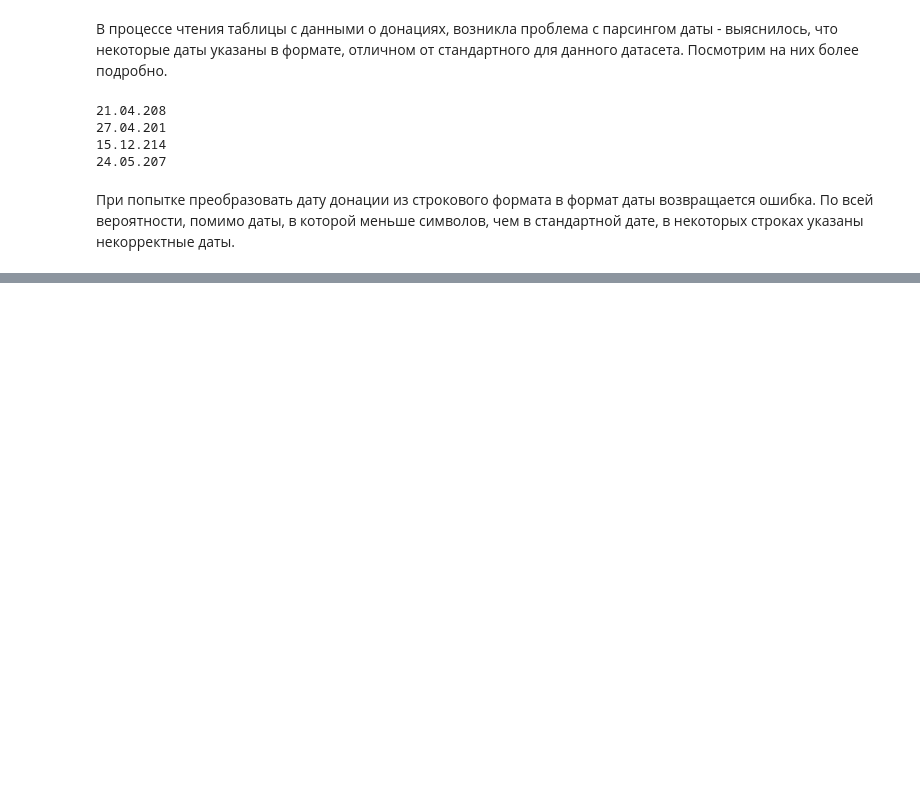
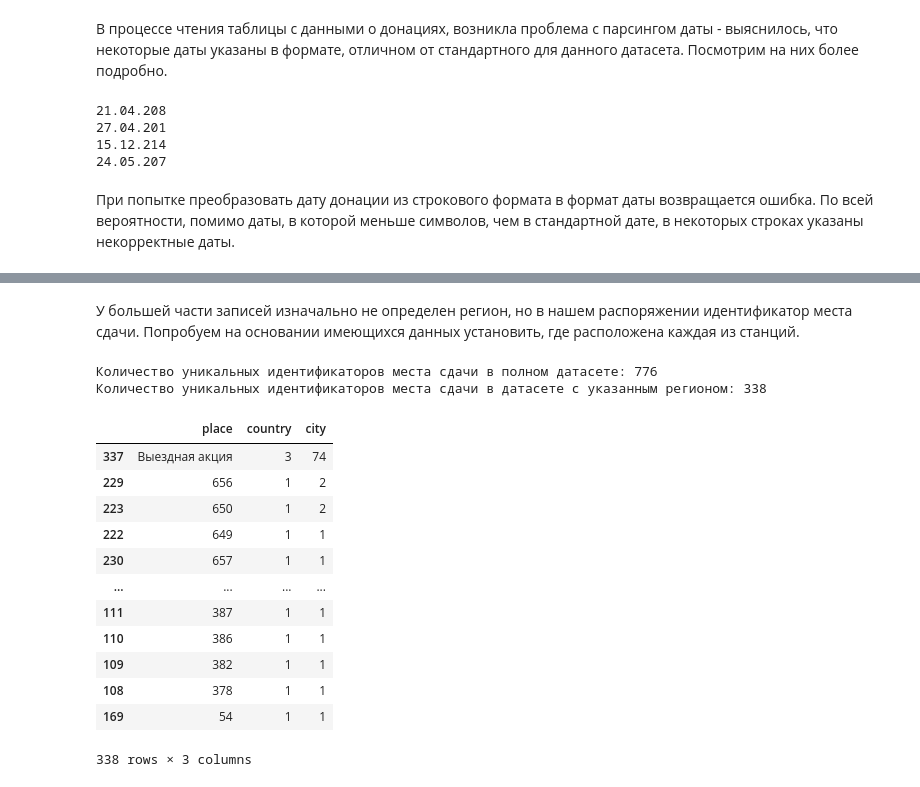
Before and after one commit to kruspe2009/da-ds_pet_projects, a Jupyter notebook: DonorSearch/DonorSearch.ipynb, the cells around one changed output, grey strips where cells are left out. Saved outputs shown, nothing was run; the diff lists cells and outputs as text; code cells hidden in the pictures; blank space fills up the shorter version.

```diff
--- a/DonorSearch/DonorSearch.ipynb
+++ b/DonorSearch/DonorSearch.ipynb
@@ -111,0 +207,27 @@ print('Максимальная дата добавления донации:',
+# %% [markdown]
+У большей части записей изначально не определен регион, но в нашем распоряжении идентификатор места сдачи. Попробуем на основании имеющихся данных установить, где расположена каждая из станций.
+# %%
+print('Количество уникальных идентификаторов места сдачи в полном датасете:', len(donations_anon['Место стадчи'].unique()))
+print('Количество уникальных идентификаторов места сдачи в датасете с указанным регионом:', len(donations_anon[donations_anon['Регион'] != 'Не указано']['Место стадчи'].unique()))
+# %% [output]
+Количество уникальных идентификаторов места сдачи в полном датасете: 776
+Количество уникальных идентификаторов места сдачи в датасете с указанным регионом: 338
+# %%
+#заранее убедимся, что для каждого идентификатора доступен только один вариант страны/города
+places_topo = donations_anon[donations_anon['Регион'] != 'Не указано'].groupby('Место стадчи', as_index=False).agg({'country': 'nunique', 'city': 'nunique'}).sort_values('city', ascending=False)
+places_topo = places_topo.rename(columns={'Место стадчи': 'place'})
+places_topo
+# %% [output]
+|  | place | country | city |
+| 337 | Выездная акция | 3 | 74 |
+| 229 | 656 | 1 | 2 |
+| 223 | 650 | 1 | 2 |
+| 222 | 649 | 1 | 1 |
+| 230 | 657 | 1 | 1 |
+| ... | ... | ... | ... |
+| 111 | 387 | 1 | 1 |
+| 110 | 386 | 1 | 1 |
+| 109 | 382 | 1 | 1 |
+| 108 | 378 | 1 | 1 |
+| 169 | 54 | 1 | 1 |
+338 rows × 3 columns
```
Also changed, not shown: parts of 29 cells of this notebook.
